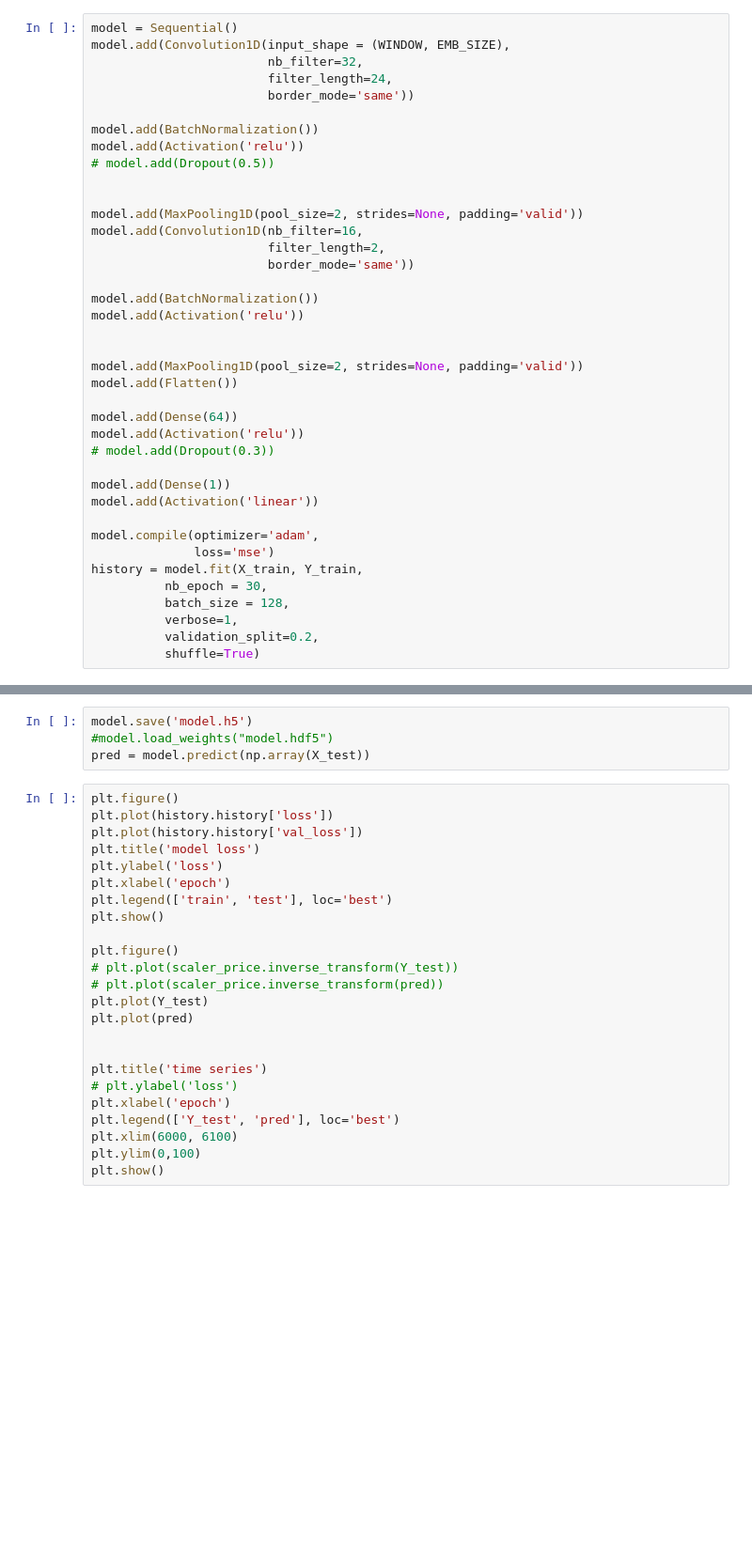
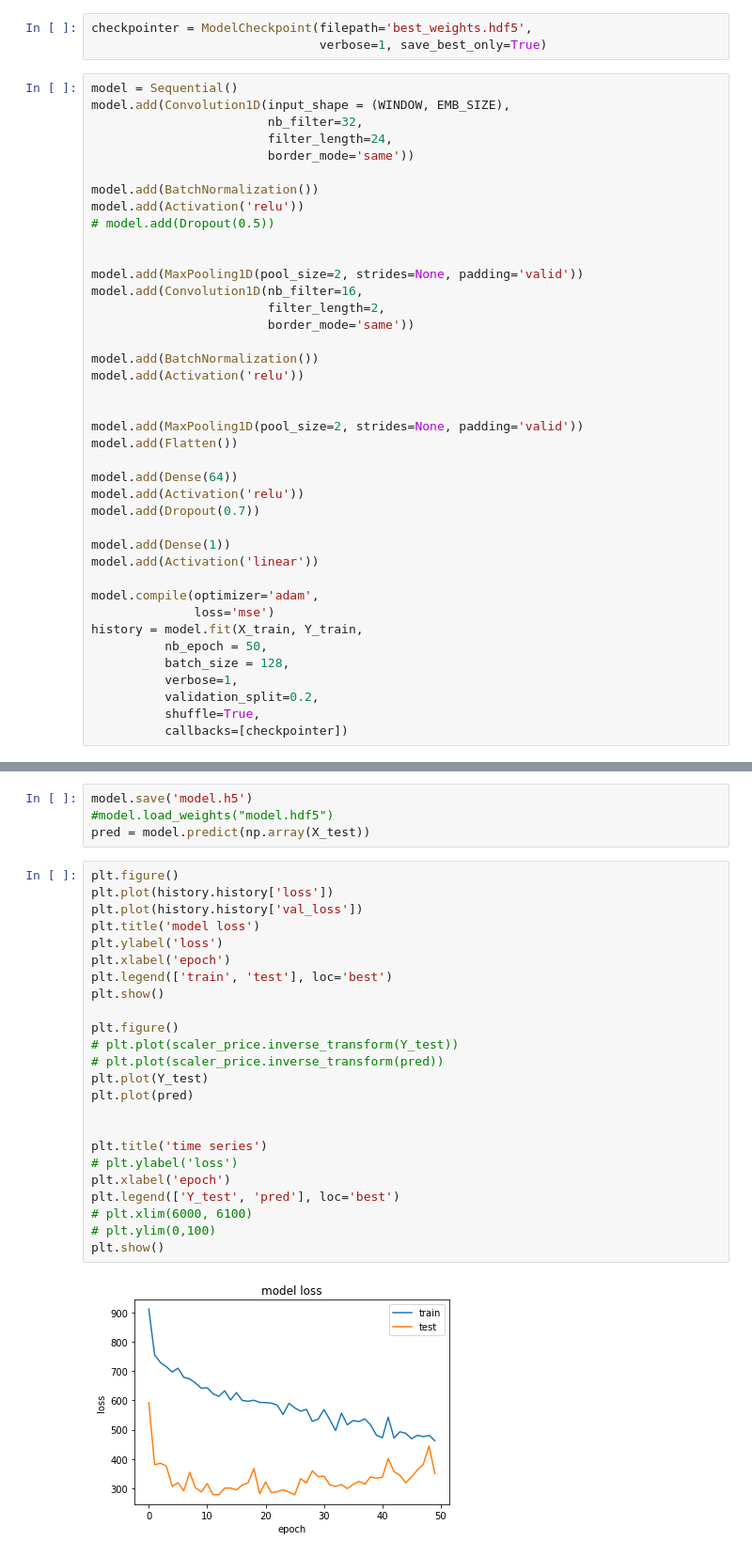
Before and after one commit to xingliuUT/battery_planner, a Jupyter notebook: cnn_2.ipynb, the cells around one changed output, grey strips where cells are left out. Shown at 94% size. Drawn from its saved outputs; the diff is of its cells as text; blank space fills up the shorter version.

Commit message:
docs: dropout = 0.7 still overfits

```diff
--- a/cnn_2.ipynb
+++ b/cnn_2.ipynb
@@ -106,6 +106,9 @@ X_test = np.reshape(X_test, (X_test.shape[0], X_test.shape[1], EMB_SIZE))
 X_train.shape, X_test.shape, Y_train.shape, Y_test.shape
 # %% [output]
 ((15616, 167, 3), (1736, 167, 3), (15616,), (1736,))
+# %%
+checkpointer = ModelCheckpoint(filepath='best_weights.hdf5',
+                               verbose=1, save_best_only=True)
 # %%
 model = Sequential()
 model.add(Convolution1D(input_shape = (WINDOW, EMB_SIZE),
@@ -132,7 +135,7 @@ model.add(Flatten())
 
 model.add(Dense(64))
 model.add(Activation('relu'))
-# model.add(Dropout(0.3))
+model.add(Dropout(0.7))
 
 model.add(Dense(1))
 model.add(Activation('linear'))
@@ -140,10 +143,11 @@ model.add(Activation('linear'))
 model.compile(optimizer='adam',
               loss='mse')
 history = model.fit(X_train, Y_train,
-          nb_epoch = 30,
+          nb_epoch = 50,
           batch_size = 128,
           verbose=1,
           validation_split=0.2,
-          shuffle=True)
+          shuffle=True,
+          callbacks=[checkpointer])
 # %% [output]
 Train on 12492 samples, validate on 3124 samples
@@ -172,24 +194,26 @@ pred = model.predict(np.array(X_test))
 # %%
 plt.figure()
 plt.plot(history.history['loss'])
 plt.plot(history.history['val_loss'])
 plt.title('model loss')
 plt.ylabel('loss')
 plt.xlabel('epoch')
 plt.legend(['train', 'test'], loc='best')
 plt.show()
 
 plt.figure()
 # plt.plot(scaler_price.inverse_transform(Y_test))
 # plt.plot(scaler_price.inverse_transform(pred))
 plt.plot(Y_test)
 plt.plot(pred)
 
 
 plt.title('time series')
 # plt.ylabel('loss')
 plt.xlabel('epoch')
 plt.legend(['Y_test', 'pred'], loc='best')
-plt.xlim(6000, 6100)
-plt.ylim(0,100)
+# plt.xlim(6000, 6100)
+# plt.ylim(0,100)
 plt.show()
+# %% [output]
+[figure, added]
```
Also changed, not shown: parts of 6 cells of this notebook.
